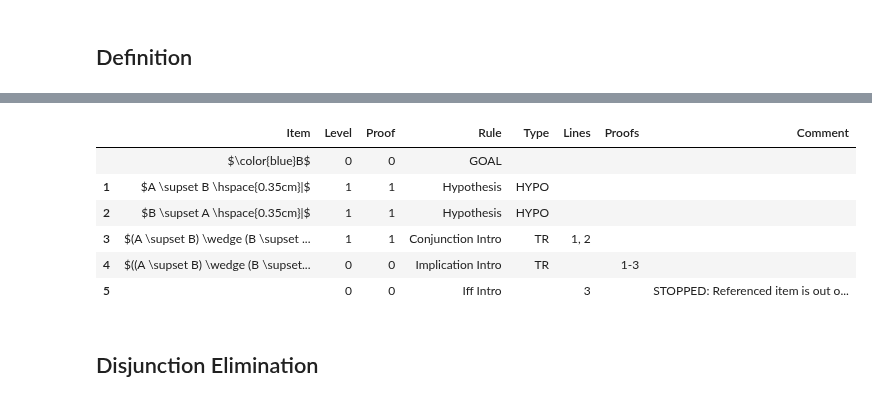
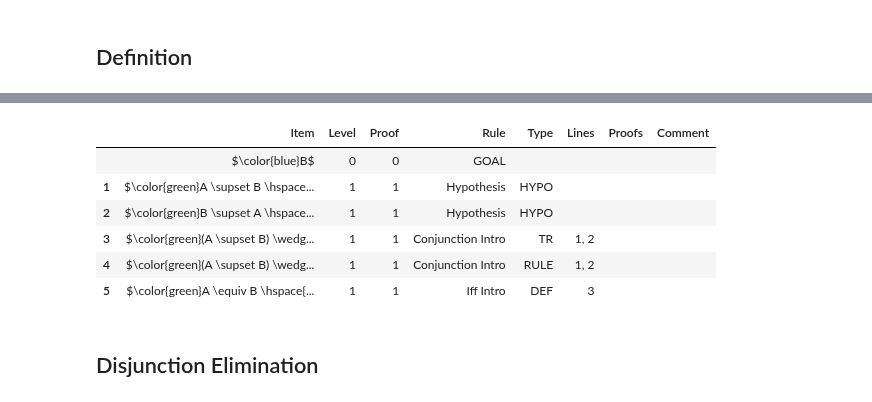
Before and after one commit to FrankHubeny/AltRea, a Jupyter notebook: rules_testcases.ipynb, the cells around one changed output, grey strips where cells are left out. Saved outputs shown, nothing was run; the diff lists cells and outputs as text; code cells hidden in the pictures.

Commit message:
commented out old nat ded rules in favor of more general ones

```diff
--- a/rules_testcases.ipynb
+++ b/rules_testcases.ipynb
@@ -1115,33 +1117,33 @@ display(prf.thisproof())
 # %%
 # test_definition_linescope_1: Error: Referenced line is not in scope.
 
 from IPython.display import display, Math, Markdown, Latex, display_markdown, HTML
 import pandas as pd
 pd.options.display.max_colwidth=500
 from altrea.wffs import And, Wff
 from altrea.rules import Proof
 
 prf = Proof()
 prf.setrestricted(False)
 A = prf.proposition('A')
 B = prf.proposition('B')
 prf.setlogic()
 prf.goal(B)
 prf.hypothesis(Implies(A, B))
 prf.addhypothesis(Implies(B, A))
 prf.conjunction_intro(1, 2)
-prf.implication_intro()
+prf.rule("conj intro", [prf.item(1), prf.item(2)], [1, 2])
 prf.definition('iff intro', [A, B], [3])
 
 display(prf.thisproof())
 # %% [output]
 |  | Item | Level | Proof | Rule | Type | Lines | Proofs | Comment |
 |  | $\color{blue}B$ | 0 | 0 | GOAL |  |  |  |  |
-| 1 | $A \supset B \hspace{0.35cm}|$ | 1 | 1 | Hypothesis | HYPO |  |  |  |
-| 2 | $B \supset A \hspace{0.35cm}|$ | 1 | 1 | Hypothesis | HYPO |  |  |  |
-| 3 | $(A \supset B) \wedge (B \supset ... | 1 | 1 | Conjunction Intro | TR | 1, 2 |  |  |
-| 4 | $((A \supset B) \wedge (B \supset... | 0 | 0 | Implication Intro | TR |  | 1-3 |  |
-| 5 |  | 0 | 0 | Iff Intro |  | 3 |  | STOPPED: Referenced item is out o... |
+| 1 | $\color{green}A \supset B \hspace... | 1 | 1 | Hypothesis | HYPO |  |  |  |
+| 2 | $\color{green}B \supset A \hspace... | 1 | 1 | Hypothesis | HYPO |  |  |  |
+| 3 | $\color{green}(A \supset B) \wedg... | 1 | 1 | Conjunction Intro | TR | 1, 2 |  |  |
+| 4 | $\color{green}(A \supset B) \wedg... | 1 | 1 | Conjunction Intro | RULE | 1, 2 |  |  |
+| 5 | $\color{green}A \equiv B \hspace{... | 1 | 1 | Iff Intro | DEF | 3 |  |  |
 # %% [markdown]
 <a id='disjunction_elim'></a>
 ## Disjunction Elimination
```
Also changed, not shown: parts of 131 cells of this notebook, 19 other files.
